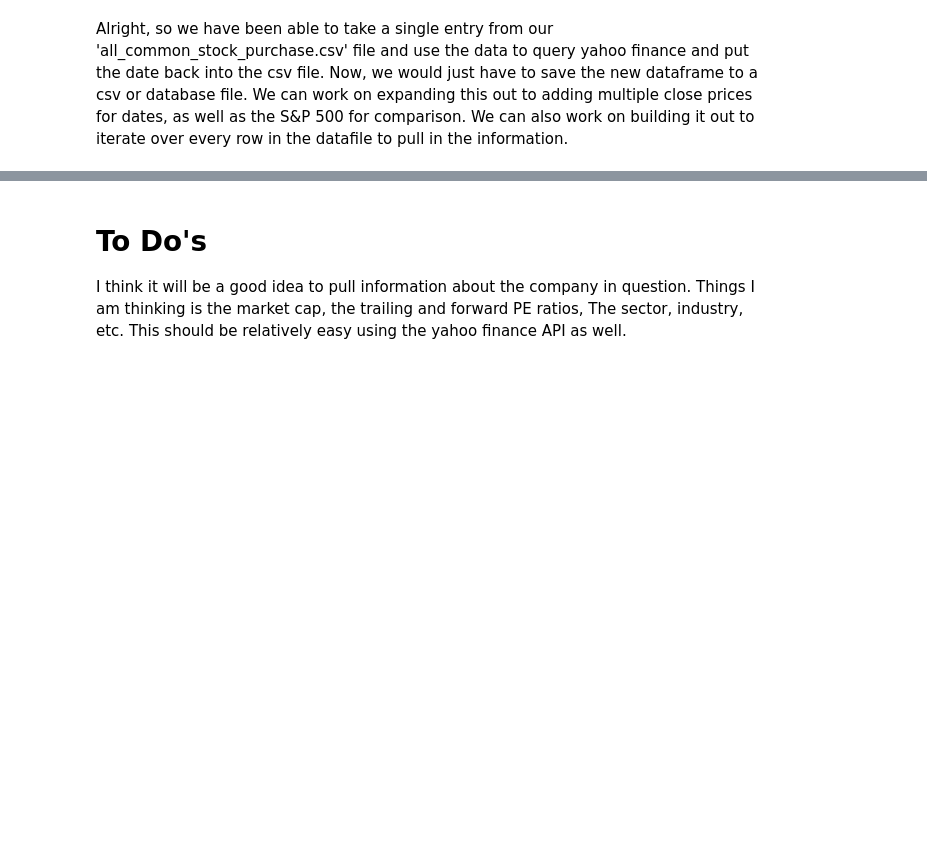
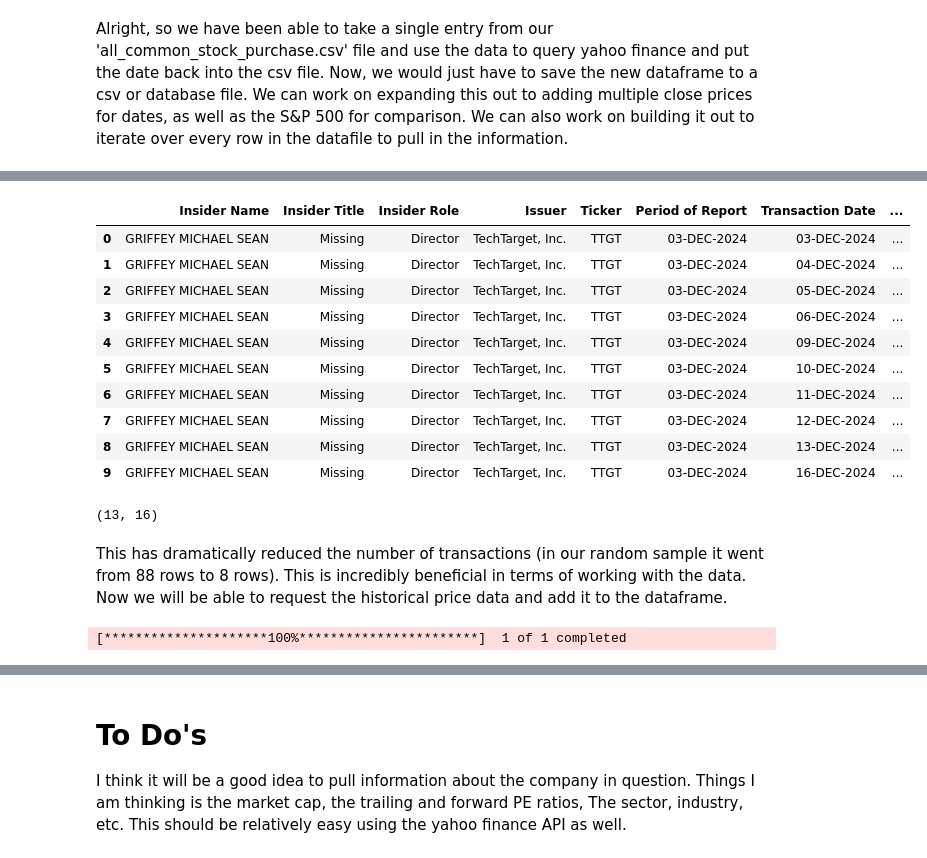
Before and after one commit to tmacpherson6/Do-Insiders-Know-Something-We-Dont, a Jupyter notebook: Scrapping_Yahoo_Finance.ipynb, the cells around one changed output, grey strips where cells are left out. Drawn from its saved outputs; the diff is of its cells as text; code cells hidden in the pictures; blank space fills up the shorter version.

```diff
--- a/Scrapping_Yahoo_Finance.ipynb
+++ b/Scrapping_Yahoo_Finance.ipynb
@@ -215,0 +252,6 @@ Alright, so we have been able to take a single entry from our 'all_common_stock_
+# %%
+print(ticker)
+#Filtered dataframe
+ticker_df = cs_df[cs_df['Ticker'] == ticker].copy()
+print(ticker_df.shape)
+ticker_df.head()
@@ -215,0 +269,3 @@ Alright, so we have been able to take a single entry from our 'all_common_stock_
+# %%
+ticker_df.fillna('Missing',inplace=True)
+ticker_df.head()
@@ -215,0 +281,2 @@ Alright, so we have been able to take a single entry from our 'all_common_stock_
+# %%
+ticker_df['total_capital'] = ticker_df['Shares'] * ticker_df['Price per Share']
@@ -215,0 +293,33 @@ Alright, so we have been able to take a single entry from our 'all_common_stock_
+# %%
+grouped_df = ticker_df.groupby(['Insider Name','Insider Title','Insider Role','Issuer','Ticker','Period of Report','Transaction Date','Security','Transaction Code','Ownership Type','ACCESSION_NUMBER'],as_index=False).agg(shares = ('Shares','sum'), price_per_share = ('Price per Share','mean'), shares_after = ('Shares After','max'), total_capital = ('total_capital','sum'))
+#grouped_df.head(10)
+grouped_df['true_price_per_share'] = grouped_df['total_capital'] / grouped_df['shares']
+grouped_df.head(10)
+# %% [output]
+|  | Insider Name | Insider Title | Insider Role | Issuer | Ticker | Period of Report | Transaction Date | ... |
+| 0 | GRIFFEY MICHAEL SEAN | Missing | Director | TechTarget, Inc. | TTGT | 03-DEC-2024 | 03-DEC-2024 | ... |
+| 1 | GRIFFEY MICHAEL SEAN | Missing | Director | TechTarget, Inc. | TTGT | 03-DEC-2024 | 04-DEC-2024 | ... |
+| 2 | GRIFFEY MICHAEL SEAN | Missing | Director | TechTarget, Inc. | TTGT | 03-DEC-2024 | 05-DEC-2024 | ... |
+| 3 | GRIFFEY MICHAEL SEAN | Missing | Director | TechTarget, Inc. | TTGT | 03-DEC-2024 | 06-DEC-2024 | ... |
+| 4 | GRIFFEY MICHAEL SEAN | Missing | Director | TechTarget, Inc. | TTGT | 03-DEC-2024 | 09-DEC-2024 | ... |
+| 5 | GRIFFEY MICHAEL SEAN | Missing | Director | TechTarget, Inc. | TTGT | 03-DEC-2024 | 10-DEC-2024 | ... |
+| 6 | GRIFFEY MICHAEL SEAN | Missing | Director | TechTarget, Inc. | TTGT | 03-DEC-2024 | 11-DEC-2024 | ... |
+| 7 | GRIFFEY MICHAEL SEAN | Missing | Director | TechTarget, Inc. | TTGT | 03-DEC-2024 | 12-DEC-2024 | ... |
+| 8 | GRIFFEY MICHAEL SEAN | Missing | Director | TechTarget, Inc. | TTGT | 03-DEC-2024 | 13-DEC-2024 | ... |
+| 9 | GRIFFEY MICHAEL SEAN | Missing | Director | TechTarget, Inc. | TTGT | 03-DEC-2024 | 16-DEC-2024 | ... |
+# %%
+grouped_df.shape
+# %% [output]
+(13, 16)
+# %% [markdown]
+This has dramatically reduced the number of transactions (in our random sample it went from 88 rows to 8 rows). This is incredibly beneficial in terms of working with the data. Now we will be able to request the historical price data and add it to the dataframe.
+# %%
+#let's bring in the yahoo finance API and datetime
+import yfinance as yf
+import time
+from datetime import timedelta, date, datetime
+
+#Now we can use the ticker to request that complete historical data for this ticker
+ticker_data = yf.download(tickers = ticker, period = 'max',interval = '1d',auto_adjust=True, actions=False)
+# %% [output]
+[*********************100%***********************]  1 of 1 completed
```
Also changed, not shown: parts of 18 cells of this notebook, 1 other file.
